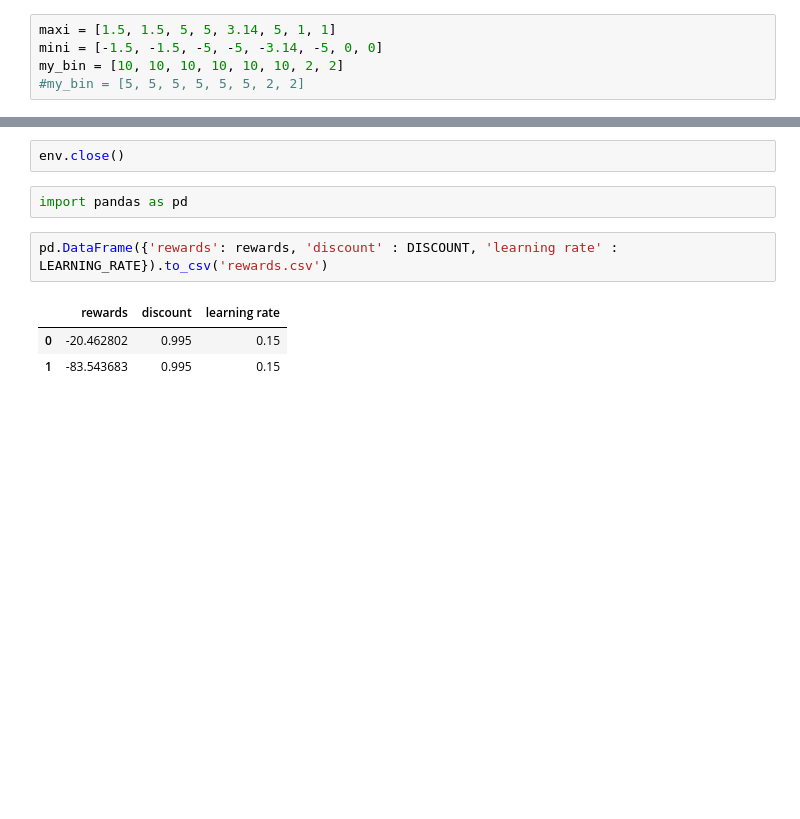
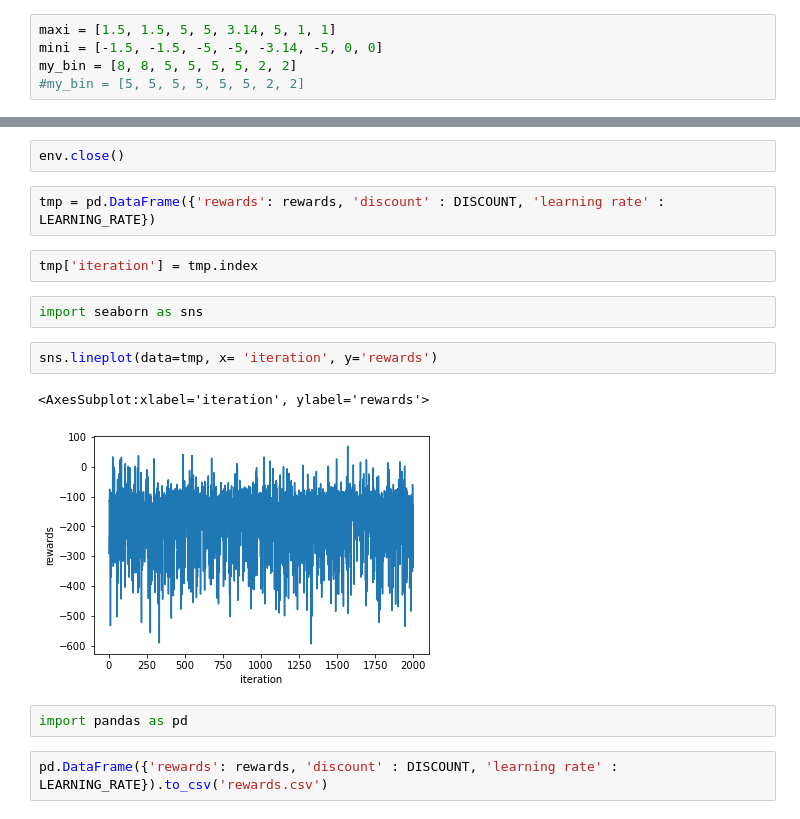
Before and after one commit to cloe-dhaillecourt/LunarLander, a Jupyter notebook: lunar_lander.ipynb, the cells around one changed output, grey strips where cells are left out. Cells and saved outputs as stored; diff of their text form; blank space fills up the shorter version.

```diff
--- a/lunar_lander.ipynb
+++ b/lunar_lander.ipynb
@@ -8,7 +8,7 @@ my_bin = [5, 5, 5, 5, 5, 5, 2, 2]
 # %%
 maxi = [1.5, 1.5, 5, 5, 3.14, 5, 1, 1]
 mini = [-1.5, -1.5, -5, -5, -3.14, -5, 0, 0]
-my_bin = [10, 10, 10, 10, 10, 10, 2, 2]
+my_bin = [8, 8, 5, 5, 5, 5, 2, 2]
 #my_bin = [5, 5, 5, 5, 5, 5, 2, 2]
 # %%
 env = gym.make("LunarLander-v2")
@@ -137,10 +144,17 @@ KeyboardInterrupt:
 # %%
 env.close()
+# %%
+tmp = pd.DataFrame({'rewards': rewards, 'discount' : DISCOUNT, 'learning rate' : LEARNING_RATE})
+# %%
+tmp['iteration'] = tmp.index
+# %%
+import seaborn as sns
+# %%
+sns.lineplot(data=tmp, x= 'iteration', y='rewards')
+# %% [output]
+<AxesSubplot:xlabel='iteration', ylabel='rewards'>
+[figure, added]
 # %%
 import pandas as pd
 # %%
 pd.DataFrame({'rewards': rewards, 'discount' : DISCOUNT, 'learning rate' : LEARNING_RATE}).to_csv('rewards.csv')
-# %% [output]
-|  | rewards | discount | learning rate |
-| 0 | -20.462802 | 0.995 | 0.15 |
-| 1 | -83.543683 | 0.995 | 0.15 |
```
Also changed, not shown: parts of 2 cells of this notebook, 1 other file.
